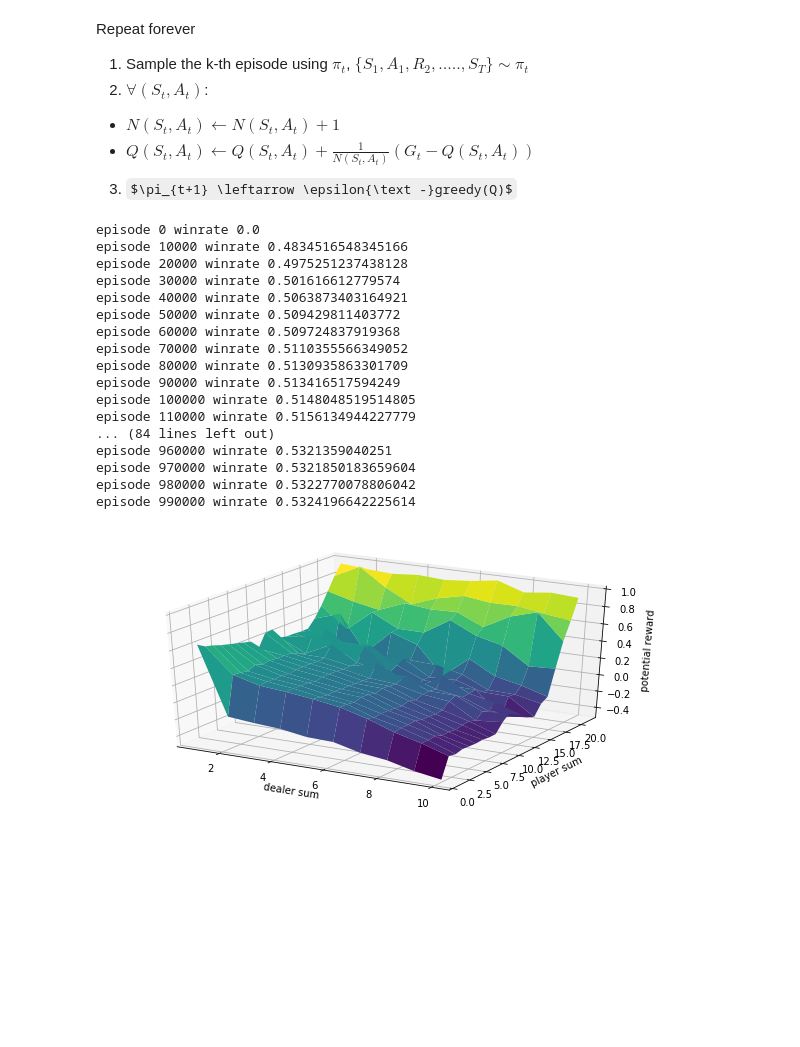
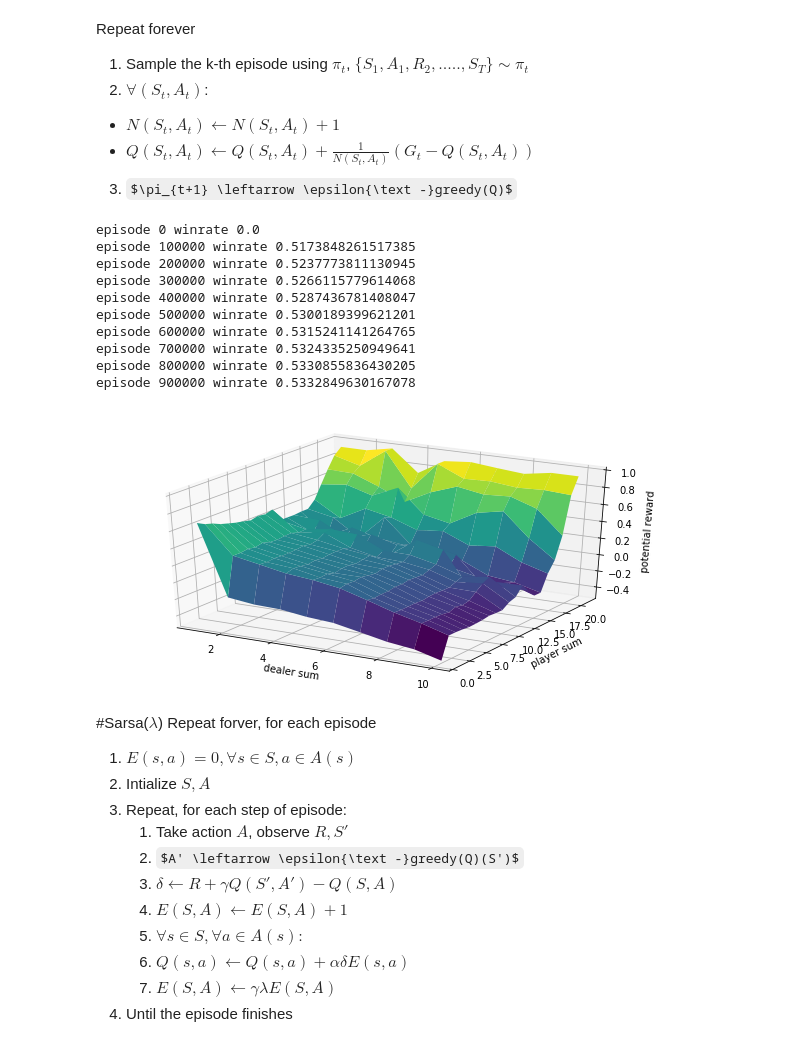
Before and after one commit to lionadis/Easy21, a Jupyter notebook: Easy21.ipynb, the cells around one changed output. Cells and saved outputs as stored; diff of their text form; code cells hidden in the pictures; some formulas as TeX source; blank space fills up the shorter version.

```diff
--- a/Easy21.ipynb
+++ b/Easy21.ipynb
@@ -123,7 +123,7 @@ def plot_value_function(title, v):
       res[i] = v[tuple(xy[i])]
     return res
   Z = f(X, Y)
-  fig = fig = plt.figure(title, figsize=(10, 5))
+  fig = plt.figure(title, figsize=(10, 5))
   ax = plt.axes(projection='3d')
   ax.plot_surface(Y, X, Z, cmap='viridis')
   ax.set_xlabel('dealer sum')
@@ -192,29 +192,36 @@ def monte_carlo_control(num_episodes=1000000):
       s = next_s
     wins += (h[-1][2] == 1)
     agent.learn(h)
-    if(episode % 10000 == 0):
+    if(episode % 100000 == 0):
       print("episode {} winrate {}".format(episode, 1.0 * wins / (episode + 1)))
   return agent
-agent = monte_carlo_control()
+mc_agent = monte_carlo_control()
 # %% [output]
 episode 0 winrate 0.0
-episode 10000 winrate 0.4834516548345166
-episode 20000 winrate 0.4975251237438128
-episode 30000 winrate 0.501616612779574
-episode 40000 winrate 0.5063873403164921
-episode 50000 winrate 0.509429811403772
-episode 60000 winrate 0.509724837919368
-episode 70000 winrate 0.5110355566349052
-episode 80000 winrate 0.5130935863301709
-episode 90000 winrate 0.513416517594249
-episode 100000 winrate 0.5148048519514805
-episode 110000 winrate 0.5156134944227779
-... (84 lines left out)
-episode 960000 winrate 0.5321359040251
-episode 970000 winrate 0.5321850183659604
-episode 980000 winrate 0.5322770078806042
-episode 990000 winrate 0.5324196642225614
+episode 100000 winrate 0.5173848261517385
+episode 200000 winrate 0.5237773811130945
+episode 300000 winrate 0.5266115779614068
+episode 400000 winrate 0.5287436781408047
+episode 500000 winrate 0.5300189399621201
+episode 600000 winrate 0.5315241141264765
+episode 700000 winrate 0.5324335250949641
+episode 800000 winrate 0.5330855836430205
+episode 900000 winrate 0.5332849630167078
 # %%
-plot_value_function("MC ", agent.value_function())
+plot_value_function("MC ", mc_agent.value_function())
 # %% [output]
-[figure, old version]
+[figure, new version]
+# %% [markdown]
+#Sarsa($\lambda$)
+Repeat forver, for each episode
+1. $E(s,a) = 0,\forall s \in S, a \in A(s)$
+2. Intialize $S, A$
+3. Repeat, for each step of episode:
+    1. Take action $A$, observe $R, S'$
+    2. $A' \leftarrow \epsilon{\text -}greedy(Q)(S')$
+    3. $\delta \leftarrow R + \gamma Q(S', A') - Q(S,A)$
+    4. $E(S, A) \leftarrow E(S,A) + 1$
+    5. $\forall s \in S, \forall a \in A(s) :$
+      1. $Q(s,a) \leftarrow Q(s,a) + \alpha \delta E(s,a)$
+      2. $E(S, A) \leftarrow \gamma \lambda E(S,A)$
+4. Until the episode finishes
```
Also changed, not shown: parts of 19 cells of this notebook.
